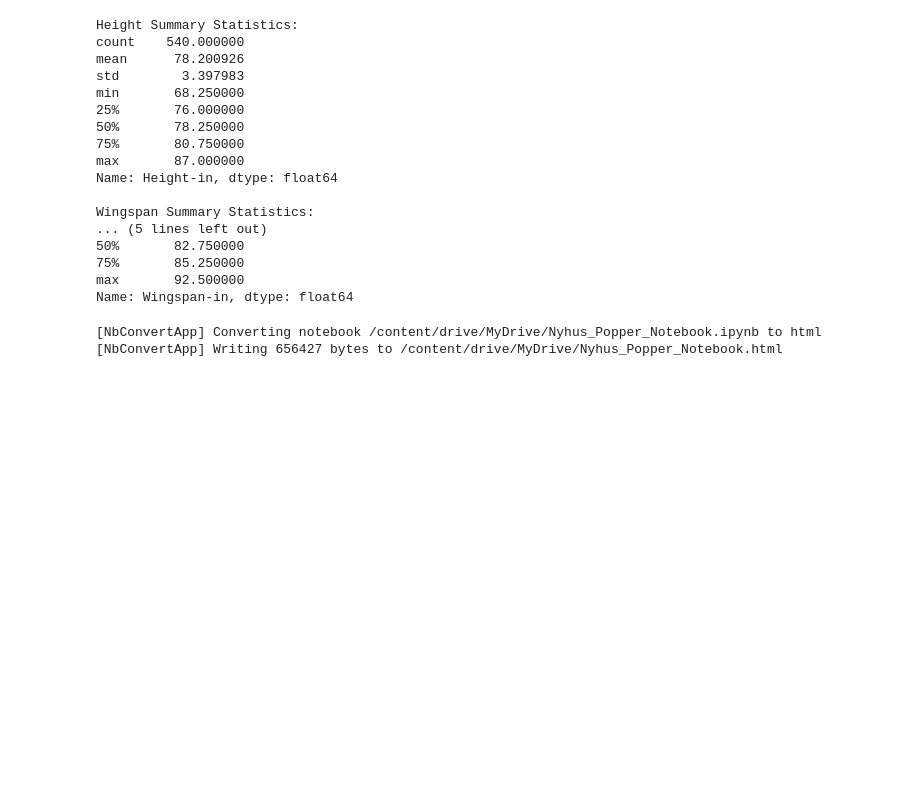
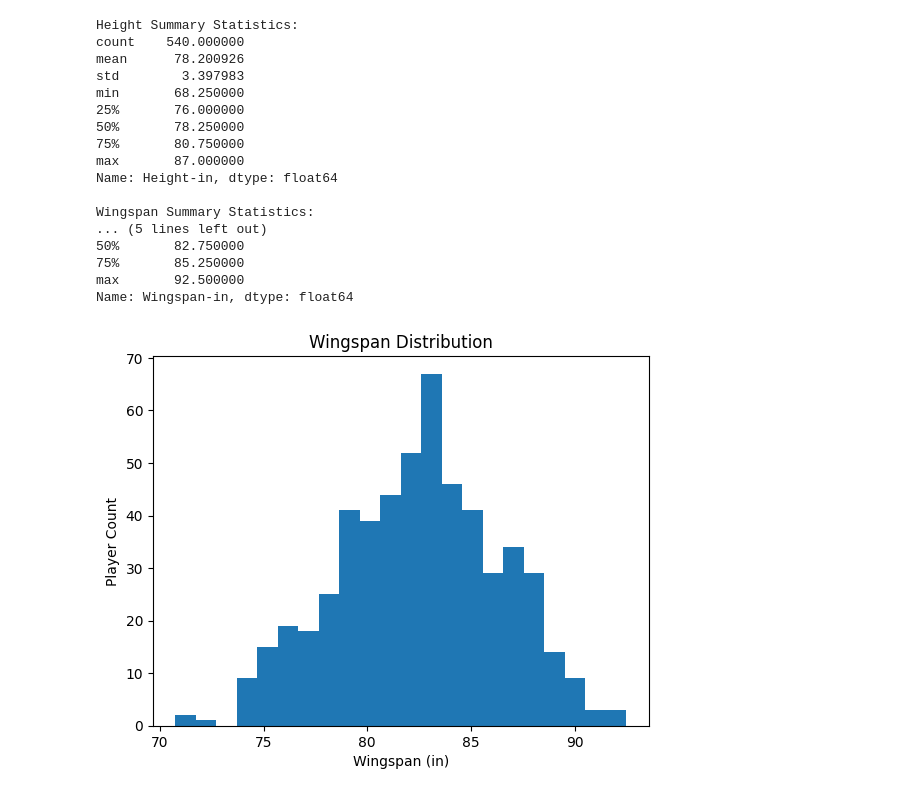
Before and after one commit to ipopStats/Nyhus_Popper_CMPS3160_Project, a Jupyter notebook: Wingspans.ipynb, the cells around one changed output. Drawn from its saved outputs; the diff is of its cells as text; code cells hidden in the pictures; blank space fills up the shorter version.

```diff
--- a/Wingspans.ipynb
+++ b/Wingspans.ipynb
@@ -119,12 +119,16 @@ Wingspan Summary Statistics:
 75%       85.250000
 max       92.500000
 Name: Wingspan-in, dtype: float64
-# %%
-%%shell
-jupyter nbconvert --to html /content/drive/MyDrive/Nyhus_Popper_Notebook.ipynb
-# %% [output]
-[NbConvertApp] Converting notebook /content/drive/MyDrive/Nyhus_Popper_Notebook.ipynb to html
-[NbConvertApp] Writing 656427 bytes to /content/drive/MyDrive/Nyhus_Popper_Notebook.html
+# %%
+# Histogram: Wingspan distribution
+column = 'Wingspan-in'
+plt.hist(wingspan[column], bins=22)
+plt.title('Wingspan Distribution')
+plt.xlabel('Wingspan (in)')
+plt.ylabel('Player Count')
+plt.show()
+# %% [output]
+[figure, added]
 # %%
 !git clone --depth 1 --filter=blob:none --sparse https://github.com/fivethirtyeight/data.git
 %cd data
```
Also changed, not shown: parts of 7 cells of this notebook.
